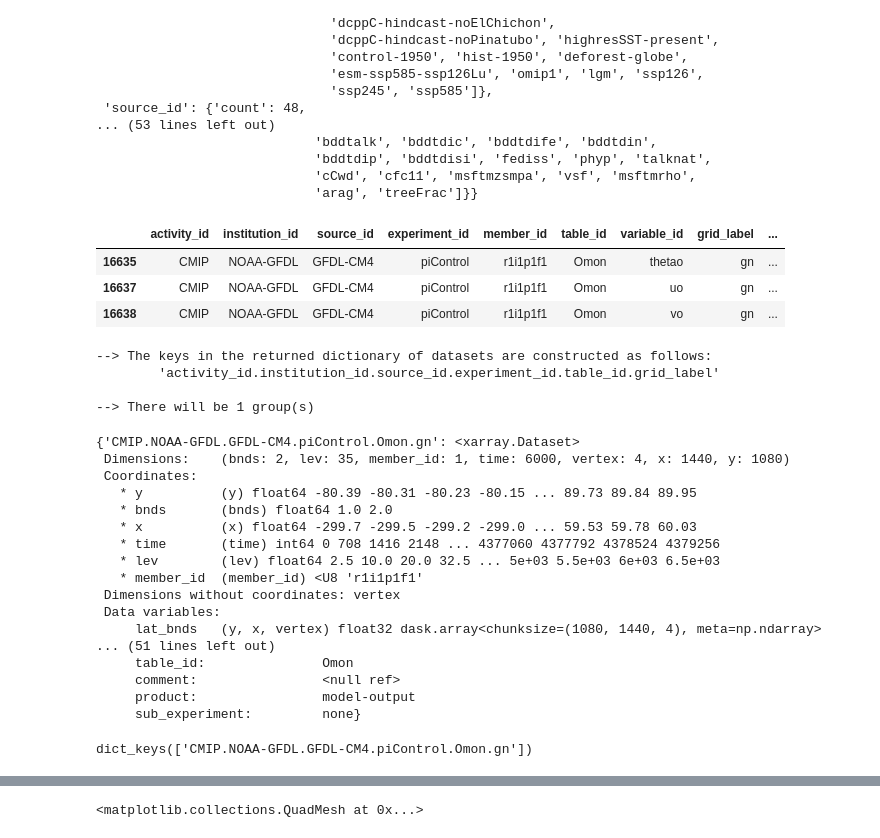
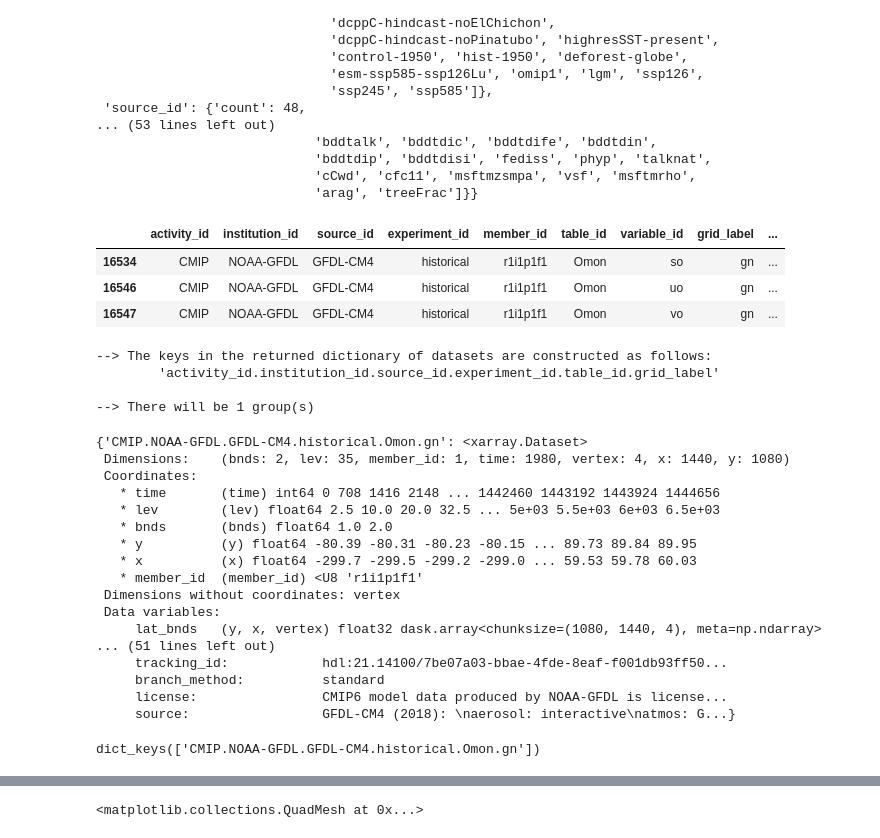
Before and after one commit to mclaret/cmip6hack-GS, a Jupyter notebook: notebooks/GFDLCM4_datalaod.ipynb, the cells around one changed output, grey strips where cells are left out. Drawn from its saved outputs; the diff is of its cells as text; code cells hidden in the pictures.

```diff
--- a/notebooks/GFDLCM4_datalaod.ipynb
+++ b/notebooks/GFDLCM4_datalaod.ipynb
@@ -68,14 +68,14 @@ pprint.pprint(uni_dict, compact=True)
                             'cCwd', 'cfc11', 'msftmzsmpa', 'vsf', 'msftmrho',
                             'arag', 'treeFrac']}}
 # %%
-cat = col.search(source_id=['GFDL-CM4'],experiment_id=['piControl'],
-                 table_id='Omon', variable_id=['uo','vo','thetao'], grid_label=['gn'])
+cat = col.search(source_id=['GFDL-CM4'],experiment_id=['historical'],
+                 table_id='Omon', variable_id=['uo','vo','so'], grid_label=['gn'])
 cat.df
 # %% [output]
 |  | activity_id | institution_id | source_id | experiment_id | member_id | table_id | variable_id | grid_label | ... |
-| 16635 | CMIP | NOAA-GFDL | GFDL-CM4 | piControl | r1i1p1f1 | Omon | thetao | gn | ... |
-| 16637 | CMIP | NOAA-GFDL | GFDL-CM4 | piControl | r1i1p1f1 | Omon | uo | gn | ... |
-| 16638 | CMIP | NOAA-GFDL | GFDL-CM4 | piControl | r1i1p1f1 | Omon | vo | gn | ... |
+| 16534 | CMIP | NOAA-GFDL | GFDL-CM4 | historical | r1i1p1f1 | Omon | so | gn | ... |
+| 16546 | CMIP | NOAA-GFDL | GFDL-CM4 | historical | r1i1p1f1 | Omon | uo | gn | ... |
+| 16547 | CMIP | NOAA-GFDL | GFDL-CM4 | historical | r1i1p1f1 | Omon | vo | gn | ... |
 # %%
 dset_dict = cat.to_dataset_dict(zarr_kwargs={'consolidated': True, 'decode_times': False},
                                 cdf_kwargs={'chunks': {}, 'decode_times': False})
@@ -87,23 +87,23 @@ dset_dict = cat.to_dataset_dict(zarr_kwargs={'consolidated': True, 'decode_times
 # %%
 dset_dict
 # %% [output]
-{'CMIP.NOAA-GFDL.GFDL-CM4.piControl.Omon.gn': <xarray.Dataset>
- Dimensions:    (bnds: 2, lev: 35, member_id: 1, time: 6000, vertex: 4, x: 1440, y: 1080)
+{'CMIP.NOAA-GFDL.GFDL-CM4.historical.Omon.gn': <xarray.Dataset>
+ Dimensions:    (bnds: 2, lev: 35, member_id: 1, time: 1980, vertex: 4, x: 1440, y: 1080)
  Coordinates:
+   * time       (time) int64 0 708 1416 2148 ... 1442460 1443192 1443924 1444656
+   * lev        (lev) float64 2.5 10.0 20.0 32.5 ... 5e+03 5.5e+03 6e+03 6.5e+03
+   * bnds       (bnds) float64 1.0 2.0
    * y          (y) float64 -80.39 -80.31 -80.23 -80.15 ... 89.73 89.84 89.95
-   * bnds       (bnds) float64 1.0 2.0
    * x          (x) float64 -299.7 -299.5 -299.2 -299.0 ... 59.53 59.78 60.03
-   * time       (time) int64 0 708 1416 2148 ... 4377060 4377792 4378524 4379256
-   * lev        (lev) float64 2.5 10.0 20.0 32.5 ... 5e+03 5.5e+03 6e+03 6.5e+03
    * member_id  (member_id) <U8 'r1i1p1f1'
  Dimensions without coordinates: vertex
  Data variables:
      lat_bnds   (y, x, vertex) float32 dask.array<chunksize=(1080, 1440, 4), meta=np.ndarray>
 ... (51 lines left out)
-     table_id:               Omon
-     comment:                <null ref>
-     product:                model-output
-     sub_experiment:         none}
+     tracking_id:            hdl:21.14100/7be07a03-bbae-4fde-8eaf-f001db93ff50...
+     branch_method:          standard
+     license:                CMIP6 model data produced by NOAA-GFDL is license...
+     source:                 GFDL-CM4 (2018): \naerosol: interactive\natmos: G...}
 # %%
 import pandas as pd
 import numpy as np
@@ -111,5 +111,5 @@ import matplotlib.pyplot as plt
 # %%
 dset_dict.keys()
 # %% [output]
-dict_keys(['CMIP.NOAA-GFDL.GFDL-CM4.piControl.Omon.gn'])
+dict_keys(['CMIP.NOAA-GFDL.GFDL-CM4.historical.Omon.gn'])
 # %%
```
Also changed, not shown: parts of 13 cells of this notebook, 1 other file.
